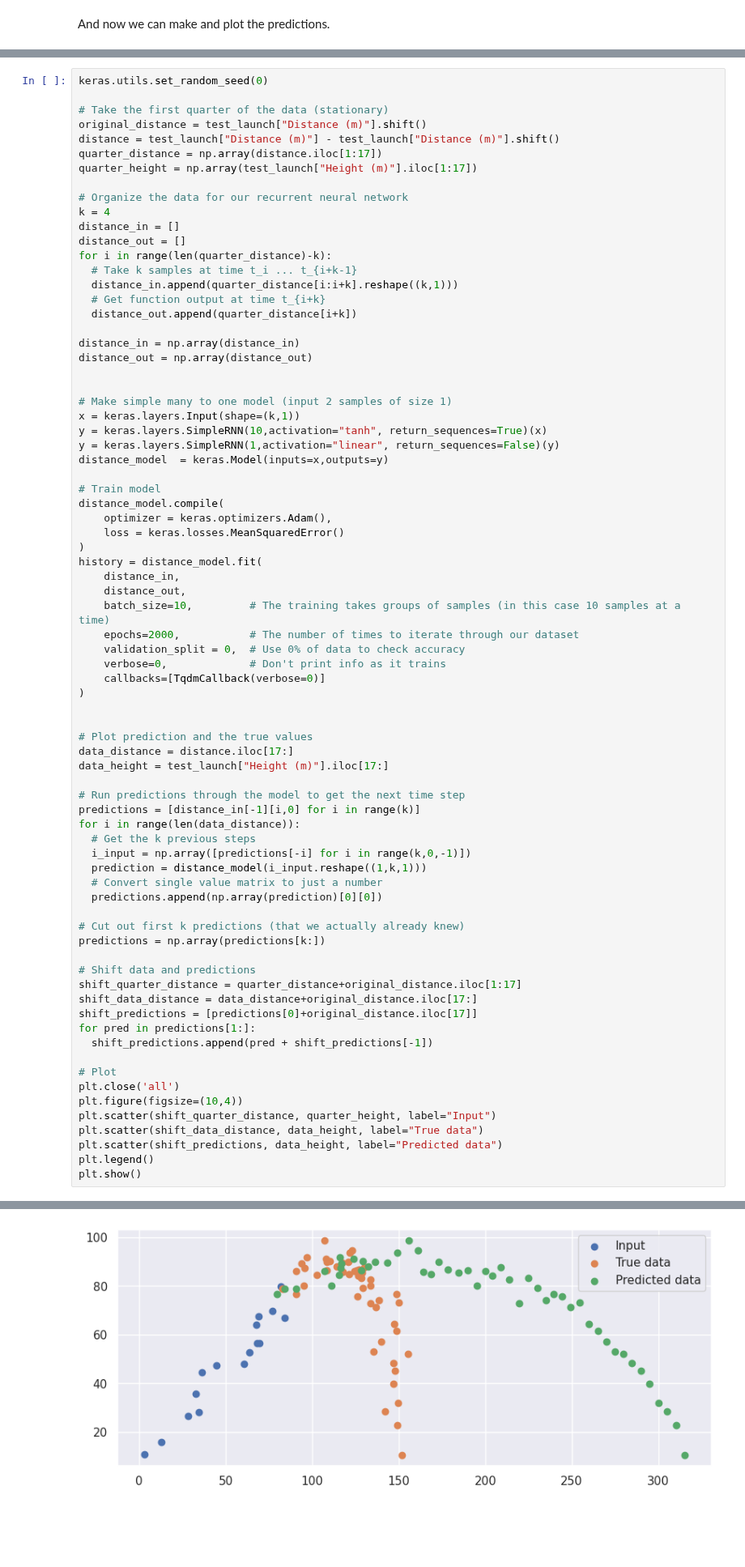
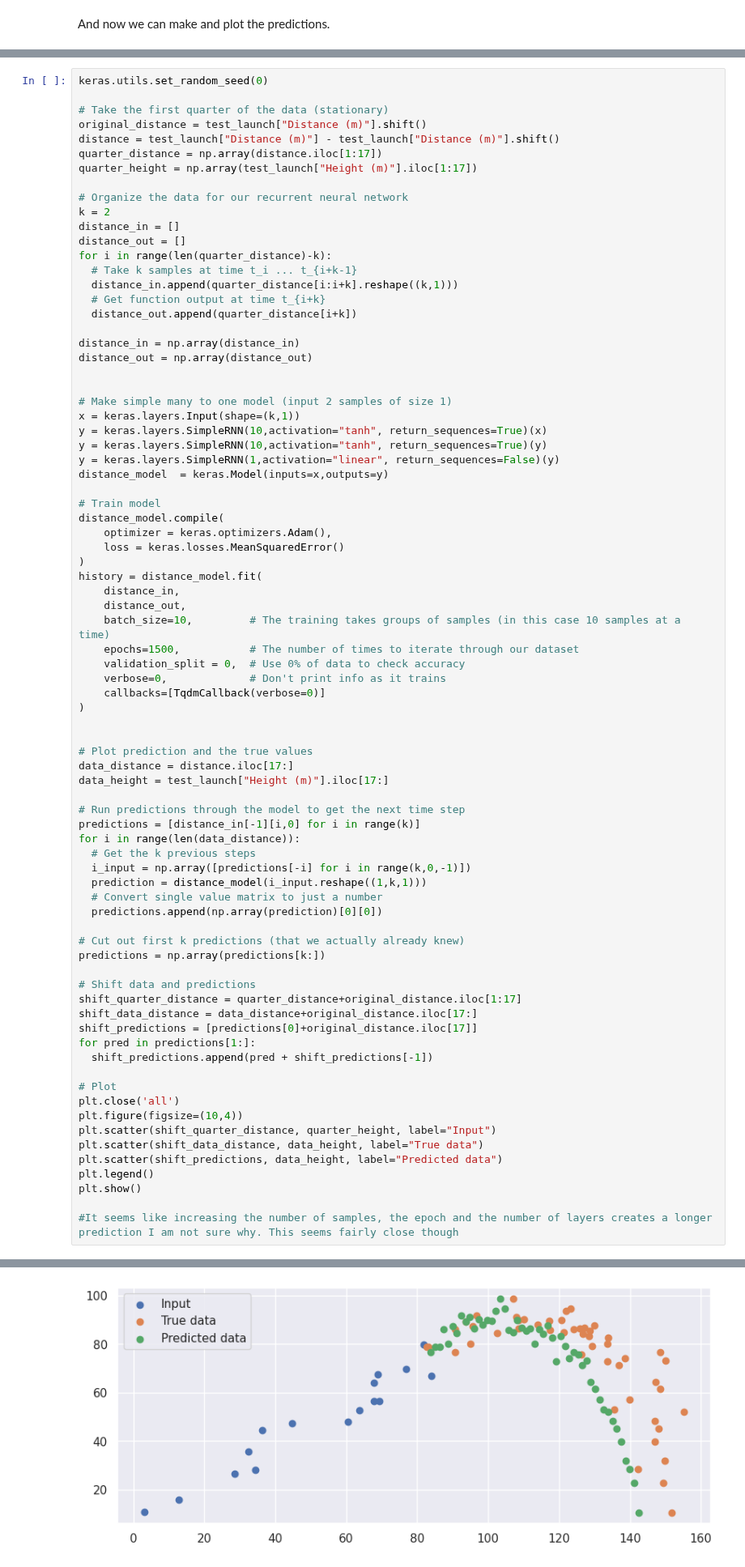
Before and after one commit to Cocoduds/PHYS503, a Jupyter notebook: _sources/homework/Homework_10.ipynb, the cells around one changed output, grey strips where cells are left out. Shown at 81% size. Saved outputs shown, nothing was run; the diff lists cells and outputs as text; blank space fills up the shorter version.

```diff
--- a/_sources/homework/Homework_10.ipynb
+++ b/_sources/homework/Homework_10.ipynb
@@ -585,7 +585,7 @@ quarter_distance = np.array(distance.iloc[1:17])
 quarter_height = np.array(test_launch["Height (m)"].iloc[1:17])
 
 # Organize the data for our recurrent neural network
-k = 4
+k = 2
 distance_in = []
 distance_out = []
 for i in range(len(quarter_distance)-k):
@@ -601,6 +601,7 @@ distance_out = np.array(distance_out)
 # Make simple many to one model (input 2 samples of size 1)
 x = keras.layers.Input(shape=(k,1))
 y = keras.layers.SimpleRNN(10,activation="tanh", return_sequences=True)(x)
+y = keras.layers.SimpleRNN(10,activation="tanh", return_sequences=True)(y)
 y = keras.layers.SimpleRNN(1,activation="linear", return_sequences=False)(y)
 distance_model  = keras.Model(inputs=x,outputs=y)
 
@@ -613,7 +614,7 @@ history = distance_model.fit(
     distance_in,
     distance_out,
     batch_size=10,         # The training takes groups of samples (in this case 10 samples at a time)
-    epochs=2000,           # The number of times to iterate through our dataset
+    epochs=1500,           # The number of times to iterate through our dataset
     validation_split = 0,  # Use 0% of data to check accuracy
     verbose=0,             # Don't print info as it trains
     callbacks=[TqdmCallback(verbose=0)]
@@ -626,34 +627,36 @@ data_height = test_launch["Height (m)"].iloc[17:]
 
 # Run predictions through the model to get the next time step
 predictions = [distance_in[-1][i,0] for i in range(k)]
 for i in range(len(data_distance)):
   # Get the k previous steps
   i_input = np.array([predictions[-i] for i in range(k,0,-1)])
   prediction = distance_model(i_input.reshape((1,k,1)))
   # Convert single value matrix to just a number
   predictions.append(np.array(prediction)[0][0])
 
 # Cut out first k predictions (that we actually already knew)
 predictions = np.array(predictions[k:])
 
 # Shift data and predictions
 shift_quarter_distance = quarter_distance+original_distance.iloc[1:17]
 shift_data_distance = data_distance+original_distance.iloc[17:]
 shift_predictions = [predictions[0]+original_distance.iloc[17]]
 for pred in predictions[1:]:
   shift_predictions.append(pred + shift_predictions[-1])
 
 # Plot
 plt.close('all')
 plt.figure(figsize=(10,4))
 plt.scatter(shift_quarter_distance, quarter_height, label="Input")
 plt.scatter(shift_data_distance, data_height, label="True data")
 plt.scatter(shift_predictions, data_height, label="Predicted data")
 plt.legend()
 plt.show()
+
+#It seems like increasing the number of samples, the epoch and the number of layers creates a longer prediction I am not sure why. This seems fairly close though
 # %% [output]
 0epoch [00:00, ?epoch/s]
-[figure, old version]
+[figure, new version]
 # %% [markdown]
 ----
 
```
Also changed, not shown: parts of 1 cell of this notebook.
